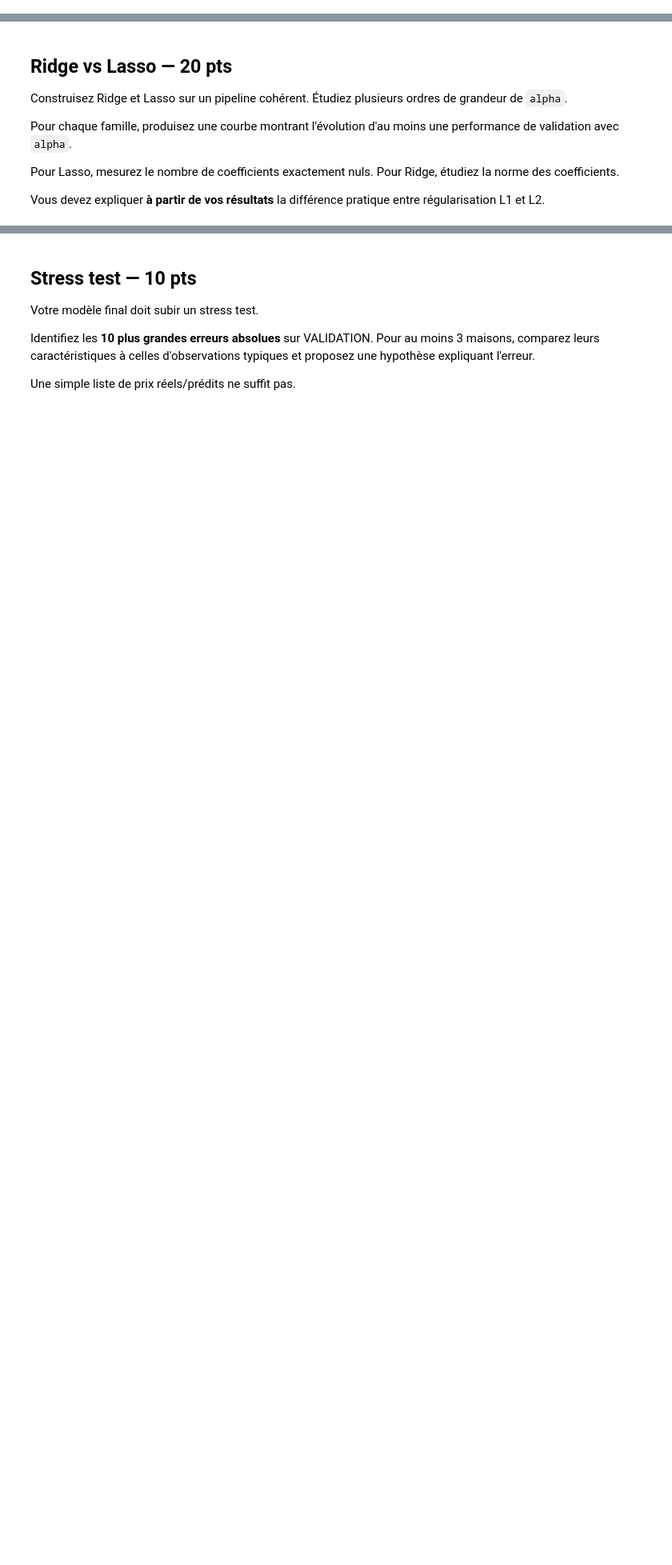
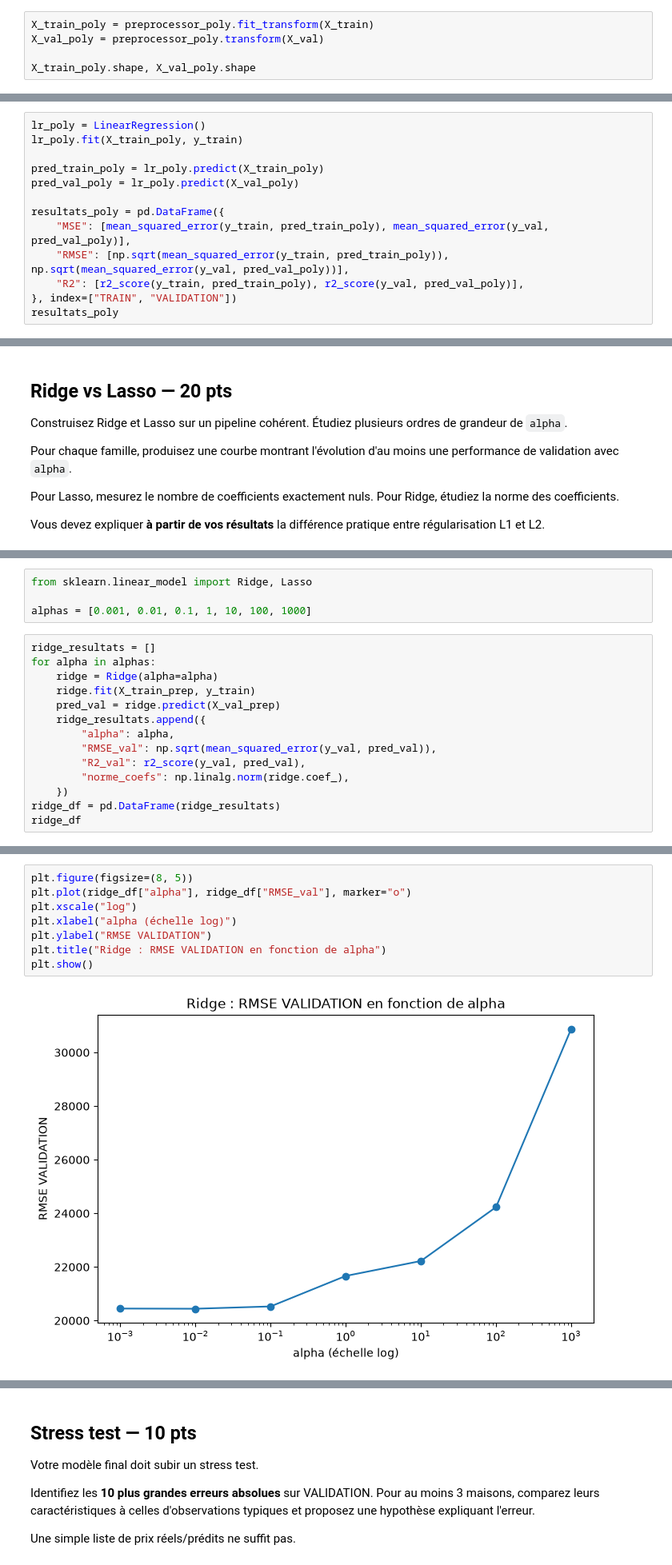
Before and after one commit to Quentin-Cheron/Training01, a Jupyter notebook: notebooks/TP_NOTE_S3_REGRESSION_AMES_USA.ipynb, the cells around one changed output, grey strips where cells are left out. Shown at 80% size. Cells and saved outputs as stored; diff of their text form; blank space fills up the shorter version.

```diff
--- a/notebooks/TP_NOTE_S3_REGRESSION_AMES_USA.ipynb
+++ b/notebooks/TP_NOTE_S3_REGRESSION_AMES_USA.ipynb
@@ -354,0 +397,5 @@ Le polynomial degré 2 fait progresser le R² sur TRAIN (0.954) mais le fait ré
+# %%
+X_train_poly = preprocessor_poly.fit_transform(X_train)
+X_val_poly = preprocessor_poly.transform(X_val)
+
+X_train_poly.shape, X_val_poly.shape
@@ -354,0 +410,13 @@ Le polynomial degré 2 fait progresser le R² sur TRAIN (0.954) mais le fait ré
+# %%
+lr_poly = LinearRegression()
+lr_poly.fit(X_train_poly, y_train)
+
+pred_train_poly = lr_poly.predict(X_train_poly)
+pred_val_poly = lr_poly.predict(X_val_poly)
+
+resultats_poly = pd.DataFrame({
+    "MSE": [mean_squared_error(y_train, pred_train_poly), mean_squared_error(y_val, pred_val_poly)],
+    "RMSE": [np.sqrt(mean_squared_error(y_train, pred_train_poly)), np.sqrt(mean_squared_error(y_val, pred_val_poly))],
+    "R2": [r2_score(y_train, pred_train_poly), r2_score(y_val, pred_val_poly)],
+}, index=["TRAIN", "VALIDATION"])
+resultats_poly
@@ -366,0 +454,18 @@ Vous devez expliquer **à partir de vos résultats** la différence pratique ent
+# %%
+from sklearn.linear_model import Ridge, Lasso
+
+alphas = [0.001, 0.01, 0.1, 1, 10, 100, 1000]
+# %%
+ridge_resultats = []
+for alpha in alphas:
+    ridge = Ridge(alpha=alpha)
+    ridge.fit(X_train_prep, y_train)
+    pred_val = ridge.predict(X_val_prep)
+    ridge_resultats.append({
+        "alpha": alpha,
+        "RMSE_val": np.sqrt(mean_squared_error(y_val, pred_val)),
+        "R2_val": r2_score(y_val, pred_val),
+        "norme_coefs": np.linalg.norm(ridge.coef_),
+    })
+ridge_df = pd.DataFrame(ridge_resultats)
+ridge_df
@@ -366,0 +504,10 @@ Vous devez expliquer **à partir de vos résultats** la différence pratique ent
+# %%
+plt.figure(figsize=(8, 5))
+plt.plot(ridge_df["alpha"], ridge_df["RMSE_val"], marker="o")
+plt.xscale("log")
+plt.xlabel("alpha (échelle log)")
+plt.ylabel("RMSE VALIDATION")
+plt.title("Ridge : RMSE VALIDATION en fonction de alpha")
+plt.show()
+# %% [output]
+[figure, added]
```
Also changed, not shown: parts of 28 cells of this notebook, 2 other files.
